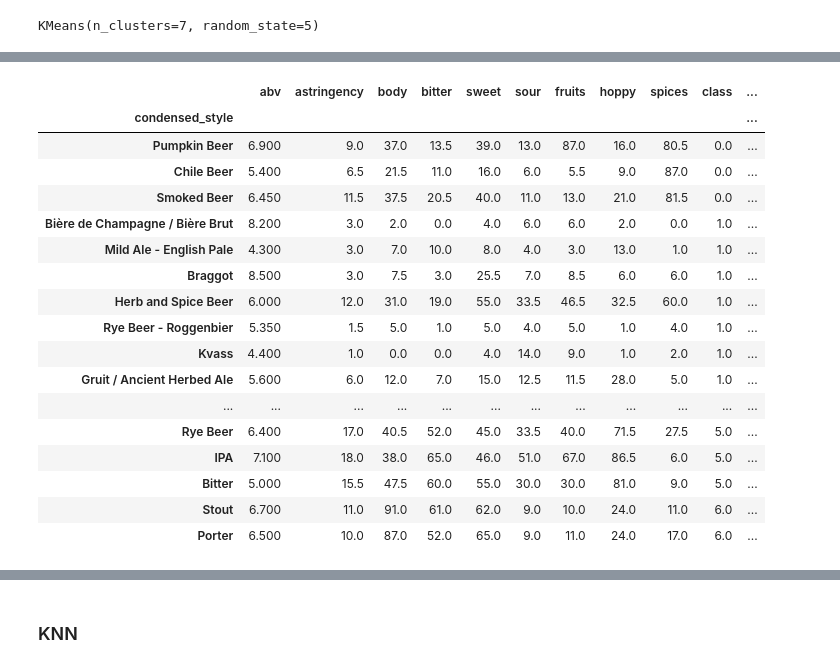
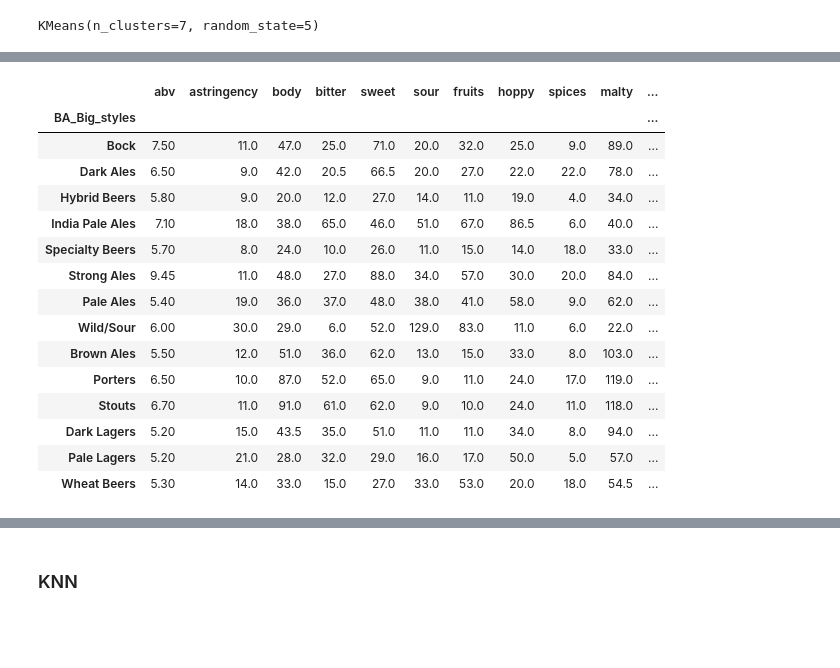
Before and after one commit to curtissmith291/final_project, a Jupyter notebook: preprocessing_EDA.ipynb, the cells around one changed output, grey strips where cells are left out. Cells and saved outputs as stored; diff of their text form; code cells hidden in the pictures; blank space fills up the shorter version.

```diff
--- a/preprocessing_EDA.ipynb
+++ b/preprocessing_EDA.ipynb
@@ -34,0 +72,7 @@ df.sort_values("abv", ascending=False)
+# %%
+def get_big_style(x):
+    for item in styles:
+        if x in item["substyles"]:
+            return item["style"]
+# %%
+df["BA_Big_styles"] = df.beer_style.apply(get_big_style)
@@ -149,7 +211,7 @@ Index(['beer_id', 'beer_name', 'beer_style', 'style_key', 'brewery',
 # Drop columns unnecessary for analysis
 new_df = df.drop(['beer_id', 'beer_name', 'beer_style', 'style_key', 'brewery',
        'description', 'ave_rating', "min_ibu", "max_ibu", "salty", "alcohol",
-        "condensed_style", "avg_ibu", "malty"], axis=1)
+        "condensed_style", "avg_ibu", "BA_Big_styles"], axis=1)
 # %%
 new_df.head()
 # %% [output]
@@ -220,5 +282,5 @@ new_df.head()
 # %%
-style_df = df[["beer_style", "style_key", "condensed_style", "ave_rating"]]
+style_df = df[["beer_style", "style_key", "condensed_style", "ave_rating", "BA_Big_styles"]]
 # %%
 combined_df = new_df.join(style_df)
 # %%
@@ -260,24 +322,22 @@ combined_df.head(50)
 # %%
-combined_df.groupby(["condensed_style"]).median().sort_values(["class"])
+combined_df.groupby(["BA_Big_styles"]).median().sort_values(["class"])
 # %% [output]
-|  | abv | astringency | body | bitter | sweet | sour | fruits | hoppy | spices | class | ... |
-| condensed_style |  |  |  |  |  |  |  |  |  |  | ... |
-| Pumpkin Beer | 6.900 | 9.0 | 37.0 | 13.5 | 39.0 | 13.0 | 87.0 | 16.0 | 80.5 | 0.0 | ... |
-| Chile Beer | 5.400 | 6.5 | 21.5 | 11.0 | 16.0 | 6.0 | 5.5 | 9.0 | 87.0 | 0.0 | ... |
-| Smoked Beer | 6.450 | 11.5 | 37.5 | 20.5 | 40.0 | 11.0 | 13.0 | 21.0 | 81.5 | 0.0 | ... |
-| Bière de Champagne / Bière Brut | 8.200 | 3.0 | 2.0 | 0.0 | 4.0 | 6.0 | 6.0 | 2.0 | 0.0 | 1.0 | ... |
-| Mild Ale - English Pale | 4.300 | 3.0 | 7.0 | 10.0 | 8.0 | 4.0 | 3.0 | 13.0 | 1.0 | 1.0 | ... |
-| Braggot | 8.500 | 3.0 | 7.5 | 3.0 | 25.5 | 7.0 | 8.5 | 6.0 | 6.0 | 1.0 | ... |
-| Herb and Spice Beer | 6.000 | 12.0 | 31.0 | 19.0 | 55.0 | 33.5 | 46.5 | 32.5 | 60.0 | 1.0 | ... |
-| Rye Beer - Roggenbier | 5.350 | 1.5 | 5.0 | 1.0 | 5.0 | 4.0 | 5.0 | 1.0 | 4.0 | 1.0 | ... |
-| Kvass | 4.400 | 1.0 | 0.0 | 0.0 | 4.0 | 14.0 | 9.0 | 1.0 | 2.0 | 1.0 | ... |
-| Gruit / Ancient Herbed Ale | 5.600 | 6.0 | 12.0 | 7.0 | 15.0 | 12.5 | 11.5 | 28.0 | 5.0 | 1.0 | ... |
-| ... | ... | ... | ... | ... | ... | ... | ... | ... | ... | ... | ... |
-| Rye Beer | 6.400 | 17.0 | 40.5 | 52.0 | 45.0 | 33.5 | 40.0 | 71.5 | 27.5 | 5.0 | ... |
-| IPA | 7.100 | 18.0 | 38.0 | 65.0 | 46.0 | 51.0 | 67.0 | 86.5 | 6.0 | 5.0 | ... |
-| Bitter | 5.000 | 15.5 | 47.5 | 60.0 | 55.0 | 30.0 | 30.0 | 81.0 | 9.0 | 5.0 | ... |
-| Stout | 6.700 | 11.0 | 91.0 | 61.0 | 62.0 | 9.0 | 10.0 | 24.0 | 11.0 | 6.0 | ... |
-| Porter | 6.500 | 10.0 | 87.0 | 52.0 | 65.0 | 9.0 | 11.0 | 24.0 | 17.0 | 6.0 | ... |
+|  | abv | astringency | body | bitter | sweet | sour | fruits | hoppy | spices | malty | ... |
+| BA_Big_styles |  |  |  |  |  |  |  |  |  |  | ... |
+| Bock | 7.50 | 11.0 | 47.0 | 25.0 | 71.0 | 20.0 | 32.0 | 25.0 | 9.0 | 89.0 | ... |
+| Dark Ales | 6.50 | 9.0 | 42.0 | 20.5 | 66.5 | 20.0 | 27.0 | 22.0 | 22.0 | 78.0 | ... |
+| Hybrid Beers | 5.80 | 9.0 | 20.0 | 12.0 | 27.0 | 14.0 | 11.0 | 19.0 | 4.0 | 34.0 | ... |
+| India Pale Ales | 7.10 | 18.0 | 38.0 | 65.0 | 46.0 | 51.0 | 67.0 | 86.5 | 6.0 | 40.0 | ... |
+| Specialty Beers | 5.70 | 8.0 | 24.0 | 10.0 | 26.0 | 11.0 | 15.0 | 14.0 | 18.0 | 33.0 | ... |
+| Strong Ales | 9.45 | 11.0 | 48.0 | 27.0 | 88.0 | 34.0 | 57.0 | 30.0 | 20.0 | 84.0 | ... |
+| Pale Ales | 5.40 | 19.0 | 36.0 | 37.0 | 48.0 | 38.0 | 41.0 | 58.0 | 9.0 | 62.0 | ... |
+| Wild/Sour | 6.00 | 30.0 | 29.0 | 6.0 | 52.0 | 129.0 | 83.0 | 11.0 | 6.0 | 22.0 | ... |
+| Brown Ales | 5.50 | 12.0 | 51.0 | 36.0 | 62.0 | 13.0 | 15.0 | 33.0 | 8.0 | 103.0 | ... |
+| Porters | 6.50 | 10.0 | 87.0 | 52.0 | 65.0 | 9.0 | 11.0 | 24.0 | 17.0 | 119.0 | ... |
+| Stouts | 6.70 | 11.0 | 91.0 | 61.0 | 62.0 | 9.0 | 10.0 | 24.0 | 11.0 | 118.0 | ... |
+| Dark Lagers | 5.20 | 15.0 | 43.5 | 35.0 | 51.0 | 11.0 | 11.0 | 34.0 | 8.0 | 94.0 | ... |
+| Pale Lagers | 5.20 | 21.0 | 28.0 | 32.0 | 29.0 | 16.0 | 17.0 | 50.0 | 5.0 | 57.0 | ... |
+| Wheat Beers | 5.30 | 14.0 | 33.0 | 15.0 | 27.0 | 33.0 | 53.0 | 20.0 | 18.0 | 54.5 | ... |
 # %%
 bar_df = combined_df.groupby(["class"]).mean().sort_values(["class"])
 bar_df.reset_index(inplace=True)
```
Also changed, not shown: parts of 26 cells of this notebook, 1 other file.
